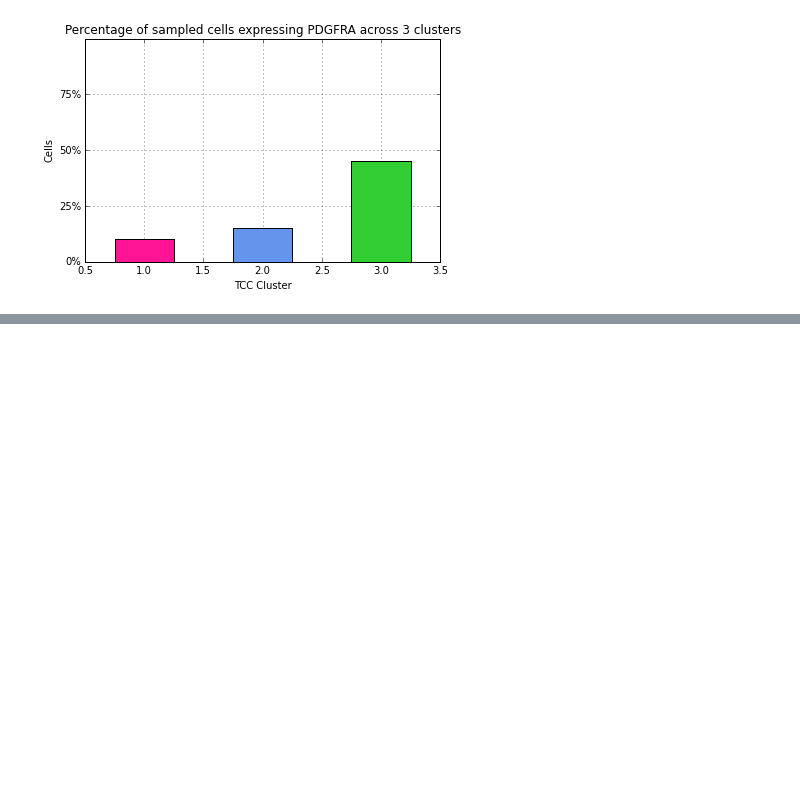
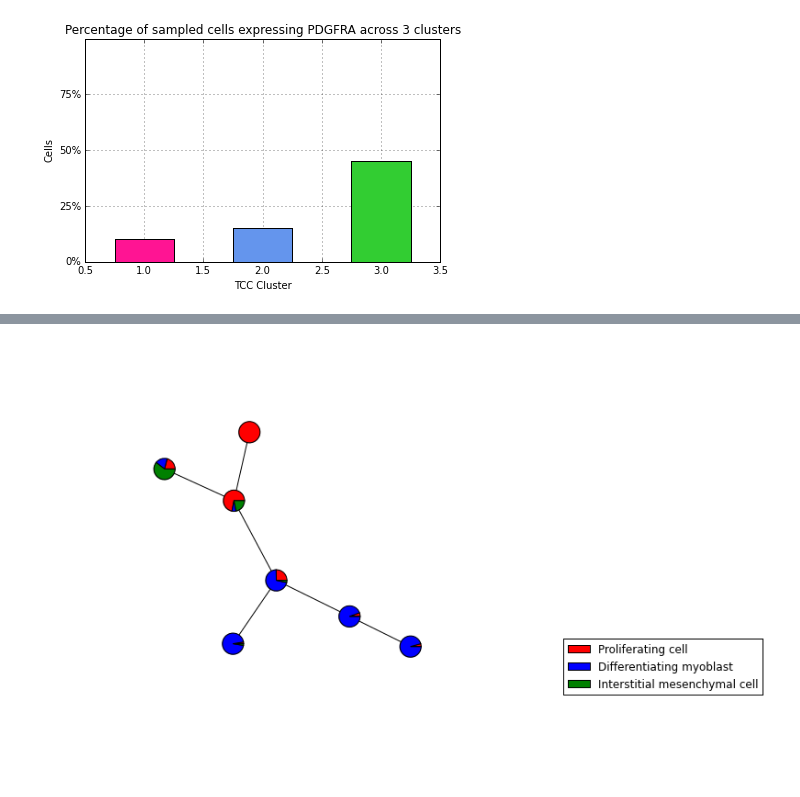
Before and after one commit to govinda-kamath/clustering_on_transcript_compatibility_counts, a Jupyter notebook: Trapnell_pipeline/Trapnell_Analysis.ipynb, the cells around one changed output, grey strips where cells are left out. Saved outputs shown, nothing was run; the diff lists cells and outputs as text; code cells hidden in the pictures; blank space fills up the shorter version.

```diff
--- a/Trapnell_pipeline/Trapnell_Analysis.ipynb
+++ b/Trapnell_pipeline/Trapnell_Analysis.ipynb
@@ -573,0 +667,22 @@ for j in range(len(gNames)):
+# %%
+# Perform affinity propagation
+labels_Trap=AffinityProp(-D_Trap,-.51,0.95)
+
+# Run same MST-drawing approach as above
+X_separated=[]
+for labl in np.unique(labels_Trap):
+    features=X.todense()[np.ix_(np.flatnonzero(labels_Trap==labl),xrange(X_Trap.shape[1]))]
+    X_separated.append(features)
+Xcentroid=np.zeros((len(np.unique(labels_Trap)), (X_separated[0].shape)[1]))
+for labl in np.unique(labels_Trap):
+    Xq=np.sum(X_separated[labl],axis=0)/float((X_separated[labl].shape)[0])
+    Xcentroid[labl, :]=Xq
+Dcentroid = pairwise_distances(Xcentroid,metric=jensen_shannon)
+G = nx.complete_graph(len(np.unique(labels_Trap)))
+for u,v in G.edges():
+    G[u][v]["weight"]=Dcentroid[u,v]
+T=nx.minimum_spanning_tree(G)
+
+draw_pie_MST(T,Trap_labels,labels_Trap,c=['r','b','g'],leg=True,show_clust_names=False)
+# %% [output]
+[figure, added]
```
Also changed, not shown: parts of 5 cells of this notebook.
